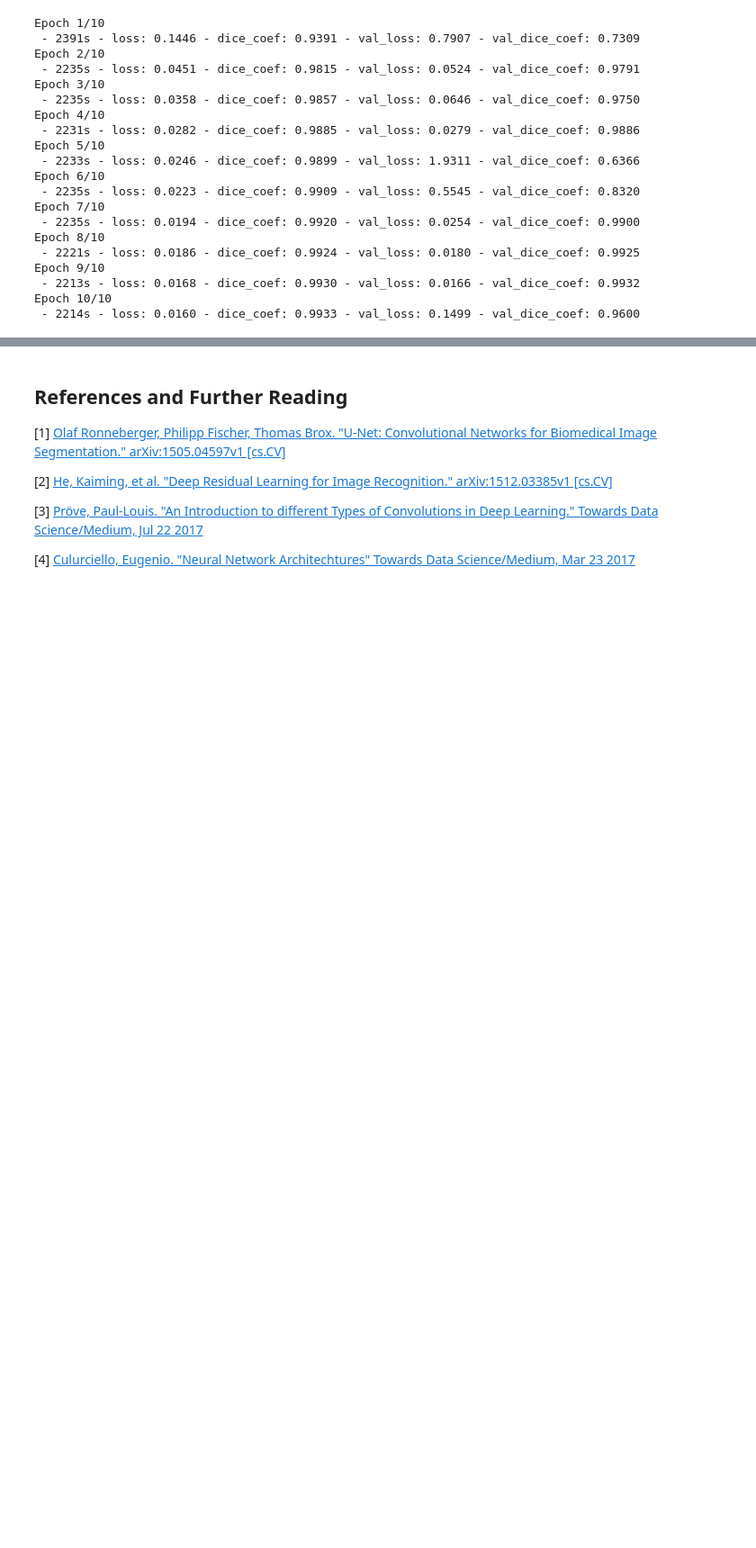
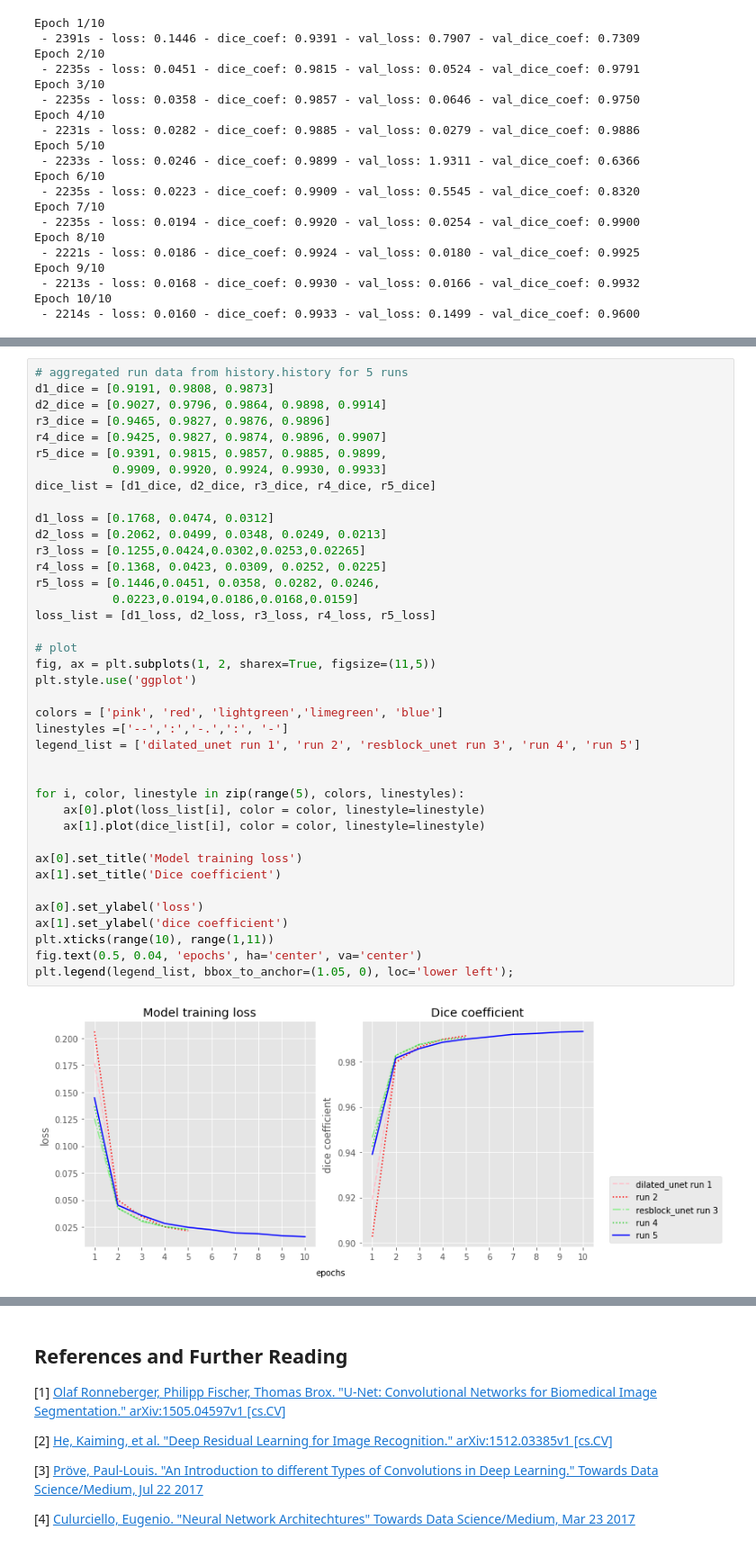
Before and after one commit to Meena-Mani/carvana_semantic_segmentation, a Jupyter notebook: modified_unet/resblock_unet.ipynb, the cells around one changed output, grey strips where cells are left out. Shown at 90% size. Saved outputs shown, nothing was run; the diff lists cells and outputs as text; blank space fills up the shorter version.

Commit message:
added performance plots

```diff
--- a/modified_unet/resblock_unet.ipynb
+++ b/modified_unet/resblock_unet.ipynb
@@ -239,3 +259,44 @@ Epoch 10/10
+# %%
+# aggregated run data from history.history for 5 runs
+d1_dice = [0.9191, 0.9808, 0.9873]
+d2_dice = [0.9027, 0.9796, 0.9864, 0.9898, 0.9914]
+r3_dice = [0.9465, 0.9827, 0.9876, 0.9896]
+r4_dice = [0.9425, 0.9827, 0.9874, 0.9896, 0.9907]
+r5_dice = [0.9391, 0.9815, 0.9857, 0.9885, 0.9899,
+           0.9909, 0.9920, 0.9924, 0.9930, 0.9933]
+dice_list = [d1_dice, d2_dice, r3_dice, r4_dice, r5_dice]
+
+d1_loss = [0.1768, 0.0474, 0.0312]
+d2_loss = [0.2062, 0.0499, 0.0348, 0.0249, 0.0213]
+r3_loss = [0.1255,0.0424,0.0302,0.0253,0.02265]
+r4_loss = [0.1368, 0.0423, 0.0309, 0.0252, 0.0225]
+r5_loss = [0.1446,0.0451, 0.0358, 0.0282, 0.0246,
+           0.0223,0.0194,0.0186,0.0168,0.0159]
+loss_list = [d1_loss, d2_loss, r3_loss, r4_loss, r5_loss]
+
+# plot
+fig, ax = plt.subplots(1, 2, sharex=True, figsize=(11,5))
+plt.style.use('ggplot')
+
+colors = ['pink', 'red', 'lightgreen','limegreen', 'blue']
+linestyles =['--',':','-.',':', '-']
+legend_list = ['dilated_unet run 1', 'run 2', 'resblock_unet run 3', 'run 4', 'run 5']
+
+
+for i, color, linestyle in zip(range(5), colors, linestyles):
+    ax[0].plot(loss_list[i], color = color, linestyle=linestyle)
+    ax[1].plot(dice_list[i], color = color, linestyle=linestyle)
+
+ax[0].set_title('Model training loss')
+ax[1].set_title('Dice coefficient')
+
+ax[0].set_ylabel('loss')
+ax[1].set_ylabel('dice coefficient')
+plt.xticks(range(10), range(1,11))
+fig.text(0.5, 0.04, 'epochs', ha='center', va='center')
+plt.legend(legend_list, bbox_to_anchor=(1.05, 0), loc='lower left');
+# %% [output]
+[figure, added]
 # %% [markdown]
 ## Discussion
 
```
Also changed, not shown: parts of 14 cells of this notebook.
